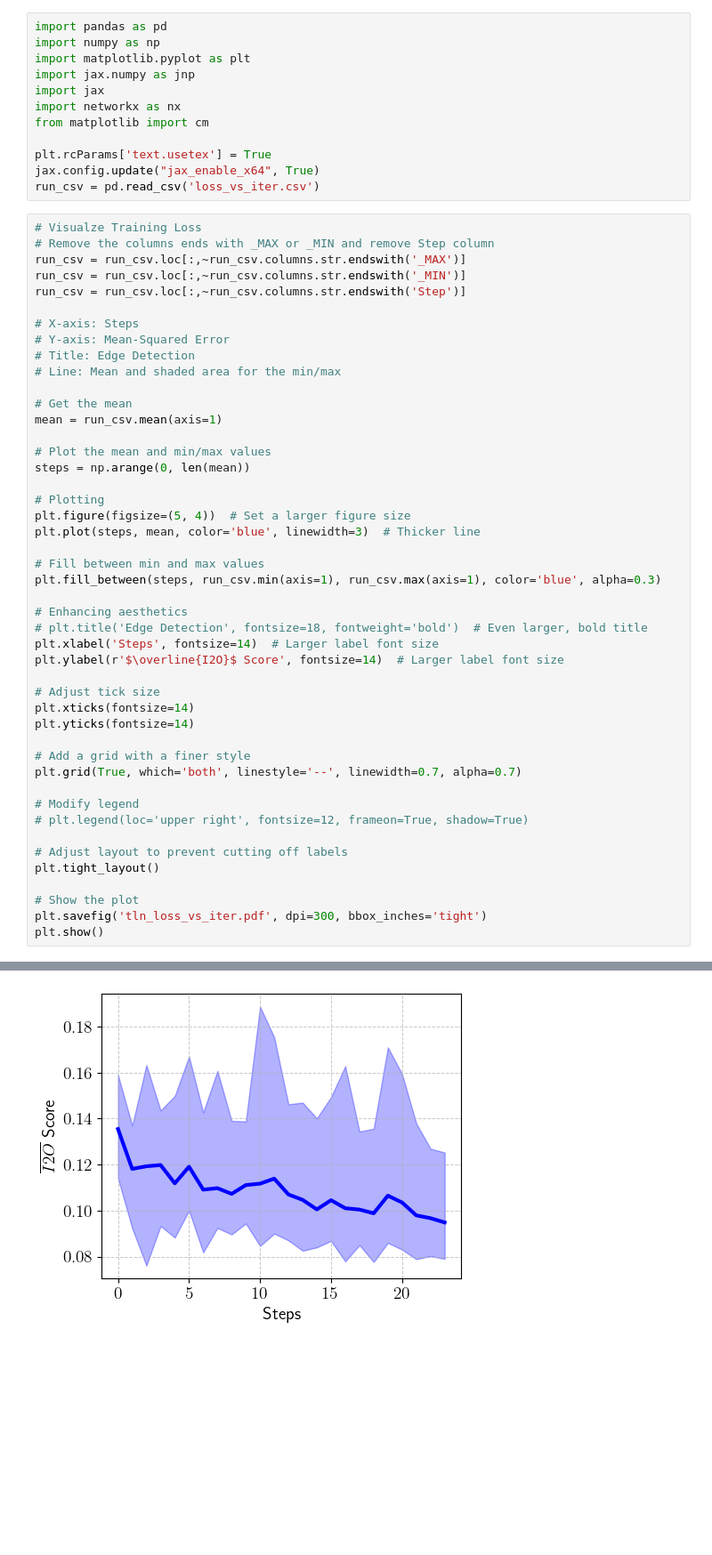
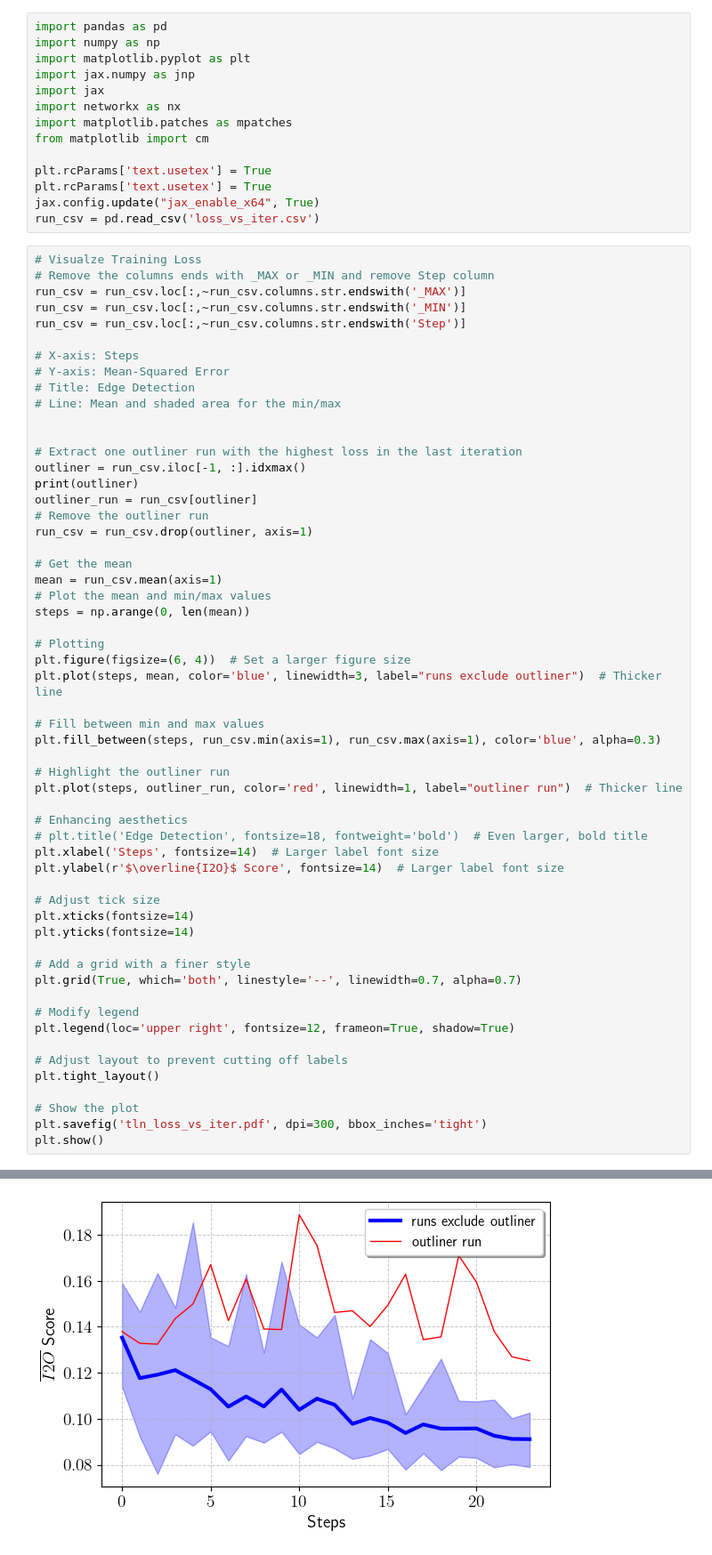
Before and after one commit to WangYuNeng/Ark, a Jupyter notebook: examples/tln/visualize.ipynb, the cells around one changed output, grey strips where cells are left out. Shown at 89% size. Drawn from its saved outputs; the diff is of its cells as text; blank space fills up the shorter version.

Commit message:
Update tln visualization

```diff
--- a/examples/tln/visualize.ipynb
+++ b/examples/tln/visualize.ipynb
@@ -5,9 +5,11 @@ import matplotlib.pyplot as plt
 import jax.numpy as jnp
 import jax
 import networkx as nx
+import matplotlib.patches as mpatches
 from matplotlib import cm
 
 plt.rcParams['text.usetex'] = True
+plt.rcParams['text.usetex'] = True
 jax.config.update("jax_enable_x64", True)
 run_csv = pd.read_csv('loss_vs_iter.csv')
 # %%
@@ -22,18 +24,28 @@ run_csv = run_csv.loc[:,~run_csv.columns.str.endswith('Step')]
 # Title: Edge Detection
 # Line: Mean and shaded area for the min/max
 
+
+# Extract one outliner run with the highest loss in the last iteration
+outliner = run_csv.iloc[-1, :].idxmax()
+print(outliner)
+outliner_run = run_csv[outliner]
+# Remove the outliner run
+run_csv = run_csv.drop(outliner, axis=1)
+
 # Get the mean
 mean = run_csv.mean(axis=1)
-
 # Plot the mean and min/max values
 steps = np.arange(0, len(mean))
 
 # Plotting
-plt.figure(figsize=(5, 4))  # Set a larger figure size
-plt.plot(steps, mean, color='blue', linewidth=3)  # Thicker line
+plt.figure(figsize=(6, 4))  # Set a larger figure size
+plt.plot(steps, mean, color='blue', linewidth=3, label="runs exclude outliner")  # Thicker line
 
 # Fill between min and max values
 plt.fill_between(steps, run_csv.min(axis=1), run_csv.max(axis=1), color='blue', alpha=0.3)
+
+# Highlight the outliner run
+plt.plot(steps, outliner_run, color='red', linewidth=1, label="outliner run")  # Thicker line
 
 # Enhancing aesthetics
 # plt.title('Edge Detection', fontsize=18, fontweight='bold')  # Even larger, bold title
@@ -48,7 +60,7 @@ plt.yticks(fontsize=14)
 plt.grid(True, which='both', linestyle='--', linewidth=0.7, alpha=0.7)
 
 # Modify legend
-# plt.legend(loc='upper right', fontsize=12, frameon=True, shadow=True)
+plt.legend(loc='upper right', fontsize=12, frameon=True, shadow=True)
 
 # Adjust layout to prevent cutting off labels
 plt.tight_layout()
@@ -60 +73 @@ plt.show()
-[figure, old version]
+[figure, new version]
```
Also changed, not shown: parts of 5 cells of this notebook.
